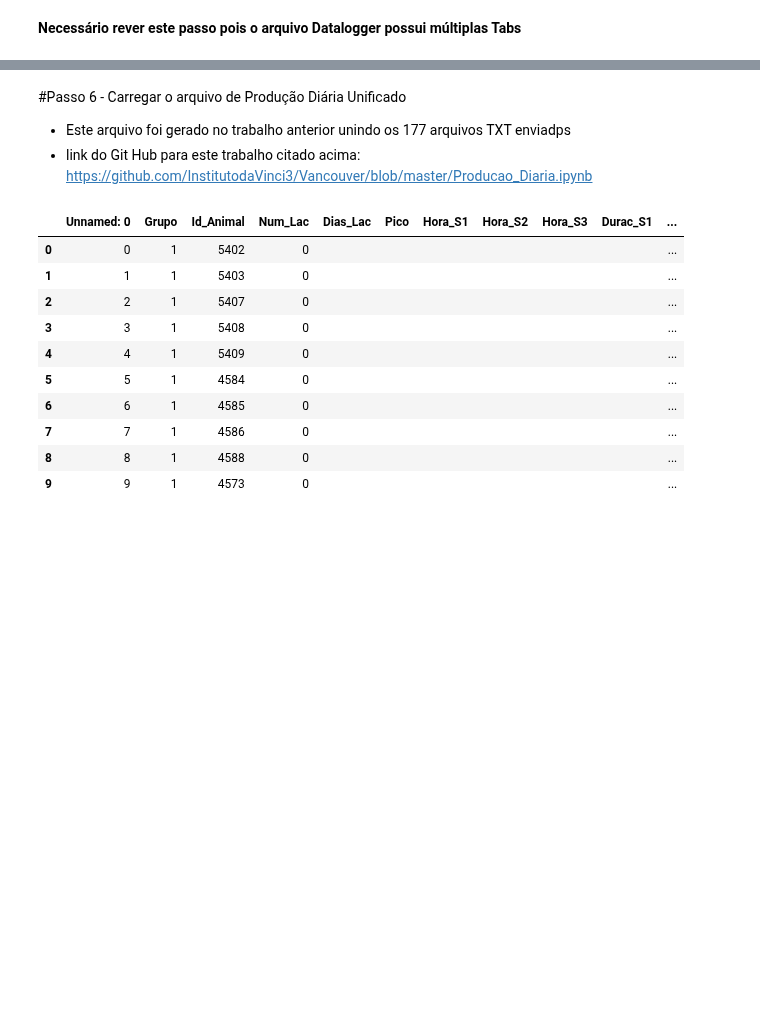
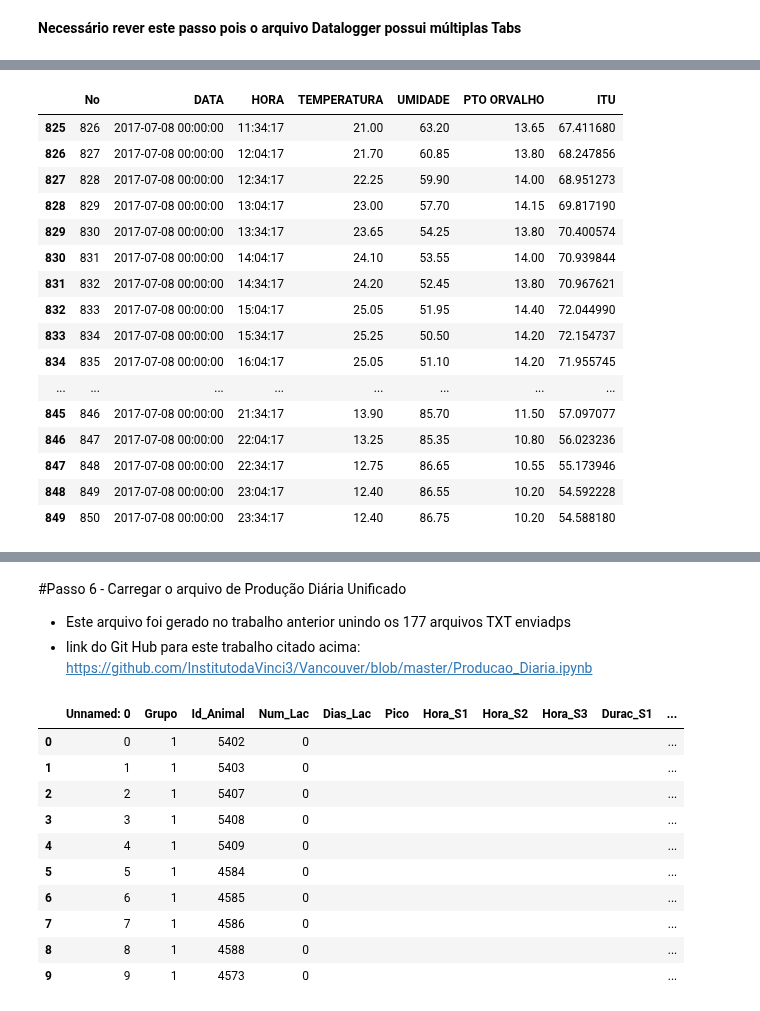
Before and after one commit to InstitutodaVinci3/vancouver, a Jupyter notebook: MedMepNewData.ipynb, the cells around one changed output, grey strips where cells are left out. Cells and saved outputs as stored; diff of their text form; code cells hidden in the pictures; blank space fills up the shorter version.

```diff
--- a/MedMepNewData.ipynb
+++ b/MedMepNewData.ipynb
@@ -260,4 +304,5 @@ comp.describe()
 # %% [markdown]
 **Necessário rever este passo pois o arquivo Datalogger possui múltiplas Tabs**
 # %%
-dtlog = pd.read_excel('/content/drive/MyDrive/MedMep/New_Data_ XLSX/Datalogger.xls')
+#dtlog = pd.read_excel('/content/drive/MyDrive/MedMep/New_Data_ XLSX/Datalogger.xls')
+GalpAberto = pd.read_excel(path+ 'TempGalpao.xls', sheet_name=0, names=["No", "DATA", "HORA", "TEMPERATURA", "UMIDADE", "PTO ORVALHO", "ITU"])
@@ -263,0 +331,7 @@ dtlog = pd.read_excel('/content/drive/MyDrive/MedMep/New_Data_ XLSX/Datalogger.x
+# %%
+for DATA in GalpAberto['DATA']:
+  GalpAberto['DATA'] = GalpAberto['DATA'].astype(str)
+  #datetime.strptime(GalpAberto['DATA'], ‘%d/%m/%Y’)
+# %%
+for DATA in GalpAberto['DATA']:
+  GalpAberto['DATA'] = datetime.strptime(GalpAberto['DATA'], ‘%m/%d/%Y’)
@@ -263,0 +352,20 @@ dtlog = pd.read_excel('/content/drive/MyDrive/MedMep/New_Data_ XLSX/Datalogger.x
+# %%
+GalpAberto.tail(25)
+# %% [output]
+|  | No | DATA | HORA | TEMPERATURA | UMIDADE | PTO ORVALHO | ITU |
+| 825 | 826 | 2017-07-08 00:00:00 | 11:34:17 | 21.00 | 63.20 | 13.65 | 67.411680 |
+| 826 | 827 | 2017-07-08 00:00:00 | 12:04:17 | 21.70 | 60.85 | 13.80 | 68.247856 |
+| 827 | 828 | 2017-07-08 00:00:00 | 12:34:17 | 22.25 | 59.90 | 14.00 | 68.951273 |
+| 828 | 829 | 2017-07-08 00:00:00 | 13:04:17 | 23.00 | 57.70 | 14.15 | 69.817190 |
+| 829 | 830 | 2017-07-08 00:00:00 | 13:34:17 | 23.65 | 54.25 | 13.80 | 70.400574 |
+| 830 | 831 | 2017-07-08 00:00:00 | 14:04:17 | 24.10 | 53.55 | 14.00 | 70.939844 |
+| 831 | 832 | 2017-07-08 00:00:00 | 14:34:17 | 24.20 | 52.45 | 13.80 | 70.967621 |
+| 832 | 833 | 2017-07-08 00:00:00 | 15:04:17 | 25.05 | 51.95 | 14.40 | 72.044990 |
+| 833 | 834 | 2017-07-08 00:00:00 | 15:34:17 | 25.25 | 50.50 | 14.20 | 72.154737 |
+| 834 | 835 | 2017-07-08 00:00:00 | 16:04:17 | 25.05 | 51.10 | 14.20 | 71.955745 |
+| ... | ... | ... | ... | ... | ... | ... | ... |
+| 845 | 846 | 2017-07-08 00:00:00 | 21:34:17 | 13.90 | 85.70 | 11.50 | 57.097077 |
+| 846 | 847 | 2017-07-08 00:00:00 | 22:04:17 | 13.25 | 85.35 | 10.80 | 56.023236 |
+| 847 | 848 | 2017-07-08 00:00:00 | 22:34:17 | 12.75 | 86.65 | 10.55 | 55.173946 |
+| 848 | 849 | 2017-07-08 00:00:00 | 23:04:17 | 12.40 | 86.55 | 10.20 | 54.592228 |
+| 849 | 850 | 2017-07-08 00:00:00 | 23:34:17 | 12.40 | 86.75 | 10.20 | 54.588180 |
```
Also changed, not shown: parts of 19 cells of this notebook.
